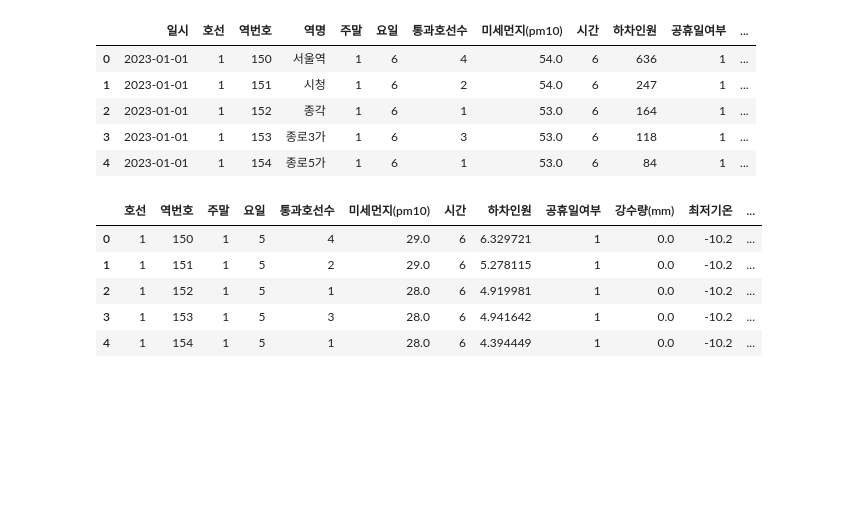
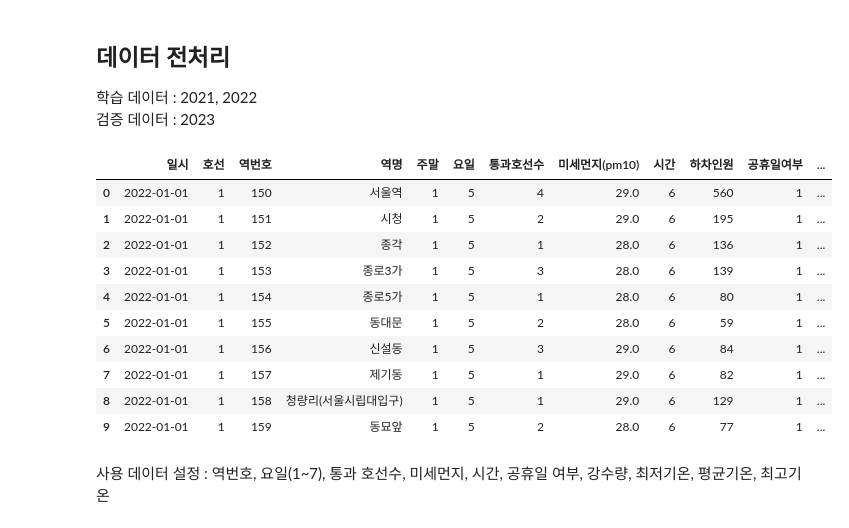
Before and after one commit to SeungminKimdev/seoul-busroute-analysis, a Jupyter notebook: deeplearning/dl_model_training.ipynb, the cells around one changed output. Drawn from its saved outputs; the diff is of its cells as text; code cells hidden in the pictures; blank space fills up the shorter version.

```diff
--- a/deeplearning/dl_model_training.ipynb
+++ b/deeplearning/dl_model_training.ipynb
@@ -3,15 +3,13 @@ deep learning model training
+# %% [markdown]
+## 데이터 전처리
+학습 데이터 : 2021, 2022
+검증 데이터 : 2023
 # %%
 import pandas as pd
+import numpy as np
+import pickle
 
-df_2023 = pd.read_csv('data/learningdata/testdata_2023.csv',encoding='utf-8')
-df_2022 = pd.read_csv('data/learningdata/testdata_2022.csv',encoding='utf-8')
-df_2021 = pd.read_csv('data/learningdata/testdata_2021.csv',encoding='utf-8')
+# df_2023 = pd.read_csv('data/learningdata2/testdata_2023.csv',encoding='utf-8')
+
+df_2022 = pd.read_csv('data/learningdata2/testdata_2022.csv',encoding='utf-8')
+df_2021 = pd.read_csv('data/learningdata2/testdata_2021.csv',encoding='utf-8')
-# %%
-df_2023.head()
-# %% [output]
-|  | 일시 | 호선 | 역번호 | 역명 | 주말 | 요일 | 통과호선수 | 미세먼지(pm10) | 시간 | 하차인원 | 공휴일여부 | ... |
-| 0 | 2023-01-01 | 1 | 150 | 서울역 | 1 | 6 | 4 | 54.0 | 6 | 636 | 1 | ... |
-| 1 | 2023-01-01 | 1 | 151 | 시청 | 1 | 6 | 2 | 54.0 | 6 | 247 | 1 | ... |
-| 2 | 2023-01-01 | 1 | 152 | 종각 | 1 | 6 | 1 | 53.0 | 6 | 164 | 1 | ... |
-| 3 | 2023-01-01 | 1 | 153 | 종로3가 | 1 | 6 | 3 | 53.0 | 6 | 118 | 1 | ... |
-| 4 | 2023-01-01 | 1 | 154 | 종로5가 | 1 | 6 | 1 | 53.0 | 6 | 84 | 1 | ... |
@@ -30,10 +16,16 @@ def adjustDf(temp_df):
-# %%
-df = adjustDf(df_2022)
-df.head(5)
-# %% [output]
-|  | 호선 | 역번호 | 주말 | 요일 | 통과호선수 | 미세먼지(pm10) | 시간 | 하차인원 | 공휴일여부 | 강수량(mm) | 최저기온 | ... |
-| 0 | 1 | 150 | 1 | 5 | 4 | 29.0 | 6 | 6.329721 | 1 | 0.0 | -10.2 | ... |
-| 1 | 1 | 151 | 1 | 5 | 2 | 29.0 | 6 | 5.278115 | 1 | 0.0 | -10.2 | ... |
-| 2 | 1 | 152 | 1 | 5 | 1 | 28.0 | 6 | 4.919981 | 1 | 0.0 | -10.2 | ... |
-| 3 | 1 | 153 | 1 | 5 | 3 | 28.0 | 6 | 4.941642 | 1 | 0.0 | -10.2 | ... |
-| 4 | 1 | 154 | 1 | 5 | 1 | 28.0 | 6 | 4.394449 | 1 | 0.0 | -10.2 | ... |
+# %%
+df_2022.head(10)
+# %% [output]
+|  | 일시 | 호선 | 역번호 | 역명 | 주말 | 요일 | 통과호선수 | 미세먼지(pm10) | 시간 | 하차인원 | 공휴일여부 | ... |
+| 0 | 2022-01-01 | 1 | 150 | 서울역 | 1 | 5 | 4 | 29.0 | 6 | 560 | 1 | ... |
+| 1 | 2022-01-01 | 1 | 151 | 시청 | 1 | 5 | 2 | 29.0 | 6 | 195 | 1 | ... |
+| 2 | 2022-01-01 | 1 | 152 | 종각 | 1 | 5 | 1 | 28.0 | 6 | 136 | 1 | ... |
+| 3 | 2022-01-01 | 1 | 153 | 종로3가 | 1 | 5 | 3 | 28.0 | 6 | 139 | 1 | ... |
+| 4 | 2022-01-01 | 1 | 154 | 종로5가 | 1 | 5 | 1 | 28.0 | 6 | 80 | 1 | ... |
+| 5 | 2022-01-01 | 1 | 155 | 동대문 | 1 | 5 | 2 | 28.0 | 6 | 59 | 1 | ... |
+| 6 | 2022-01-01 | 1 | 156 | 신설동 | 1 | 5 | 3 | 29.0 | 6 | 84 | 1 | ... |
+| 7 | 2022-01-01 | 1 | 157 | 제기동 | 1 | 5 | 1 | 29.0 | 6 | 82 | 1 | ... |
+| 8 | 2022-01-01 | 1 | 158 | 청량리(서울시립대입구) | 1 | 5 | 1 | 29.0 | 6 | 129 | 1 | ... |
+| 9 | 2022-01-01 | 1 | 159 | 동묘앞 | 1 | 5 | 2 | 28.0 | 6 | 77 | 1 | ... |
+# %% [markdown]
+사용 데이터 설정 : 역번호, 요일(1~7), 통과 호선수, 미세먼지, 시간, 공휴일 여부, 강수량, 최저기온, 평균기온, 최고기온
```
Also changed, not shown: parts of 18 cells of this notebook, 3 other files.
